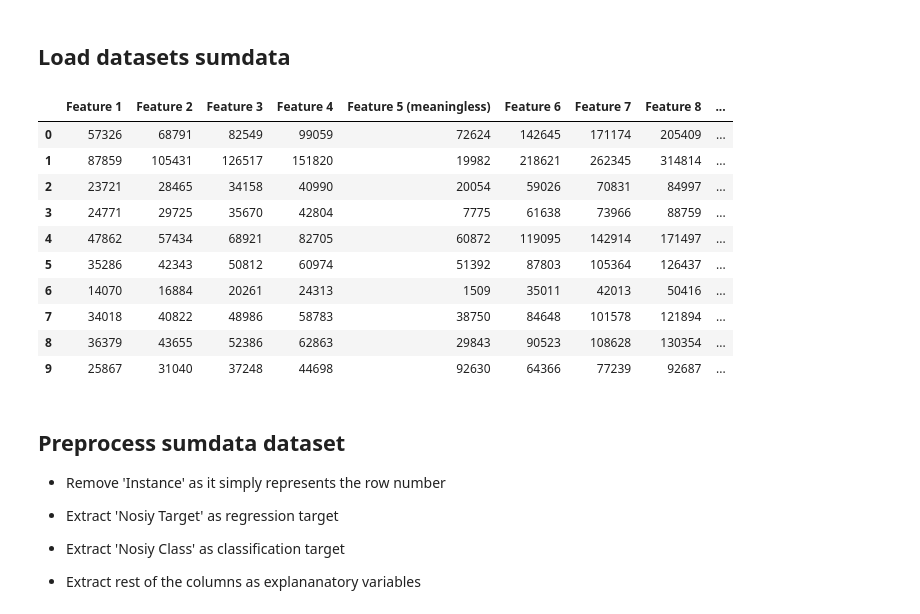
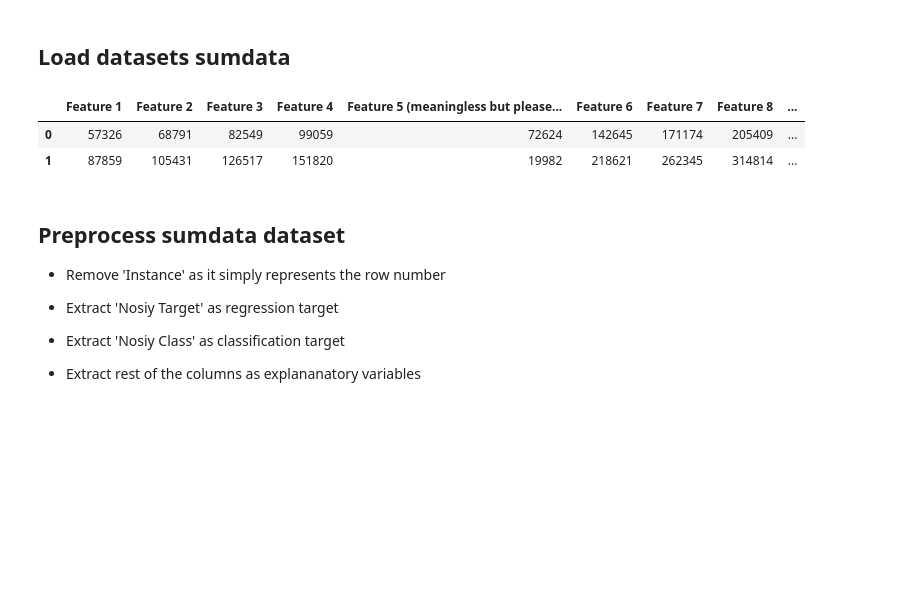
Before and after one commit to Jibinxavier/CS7CS4Machine-Learning, a Jupyter notebook: task1 (performance by dataset size), team_11/task1, team_11, performance by dataset size, source code/task1-census-houseSales.ipynb, the cells around one changed output. Cells and saved outputs as stored; diff of their text form; code cells hidden in the pictures; blank space fills up the shorter version.

```diff
--- a/task1 (performance by dataset size), team_11/task1, team_11, performance by dataset size, source code/task1-census-houseSales.ipynb
+++ b/task1 (performance by dataset size), team_11/task1, team_11, performance by dataset size, source code/task1-census-houseSales.ipynb
@@ -77,21 +74,13 @@ array([[0],
 # %%
 sumdata = pd.read_csv(sumdata_path, delimiter=";")
 
 # Remove 'Instance' as it simply represents the row number
 sumdata = sumdata.drop('Instance', axis = 1)
-sumdata.head(n=10)
+sumdata.head(n=2)
 # %% [output]
-|  | Feature 1 | Feature 2 | Feature 3 | Feature 4 | Feature 5 (meaningless) | Feature 6 | Feature 7 | Feature 8 | ... |
+|  | Feature 1 | Feature 2 | Feature 3 | Feature 4 | Feature 5 (meaningless but please... | Feature 6 | Feature 7 | Feature 8 | ... |
 | 0 | 57326 | 68791 | 82549 | 99059 | 72624 | 142645 | 171174 | 205409 | ... |
 | 1 | 87859 | 105431 | 126517 | 151820 | 19982 | 218621 | 262345 | 314814 | ... |
-| 2 | 23721 | 28465 | 34158 | 40990 | 20054 | 59026 | 70831 | 84997 | ... |
-| 3 | 24771 | 29725 | 35670 | 42804 | 7775 | 61638 | 73966 | 88759 | ... |
-| 4 | 47862 | 57434 | 68921 | 82705 | 60872 | 119095 | 142914 | 171497 | ... |
-| 5 | 35286 | 42343 | 50812 | 60974 | 51392 | 87803 | 105364 | 126437 | ... |
-| 6 | 14070 | 16884 | 20261 | 24313 | 1509 | 35011 | 42013 | 50416 | ... |
-| 7 | 34018 | 40822 | 48986 | 58783 | 38750 | 84648 | 101578 | 121894 | ... |
-| 8 | 36379 | 43655 | 52386 | 62863 | 29843 | 90523 | 108628 | 130354 | ... |
-| 9 | 25867 | 31040 | 37248 | 44698 | 92630 | 64366 | 77239 | 92687 | ... |
 # %% [markdown]
 ## Preprocess sumdata dataset
 
```
Also changed, not shown: parts of 6 cells of this notebook, 1 other file.
